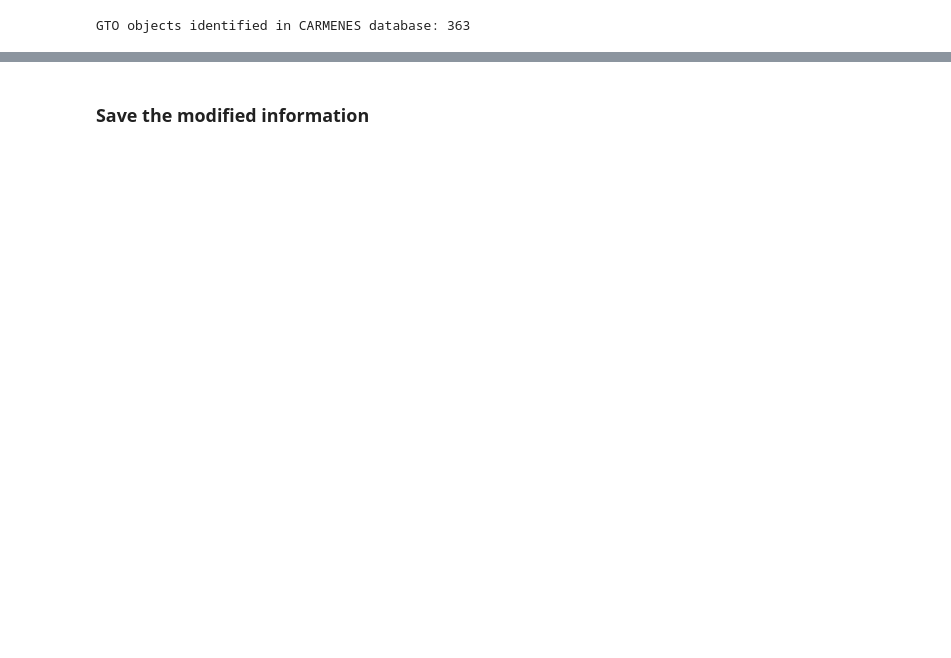
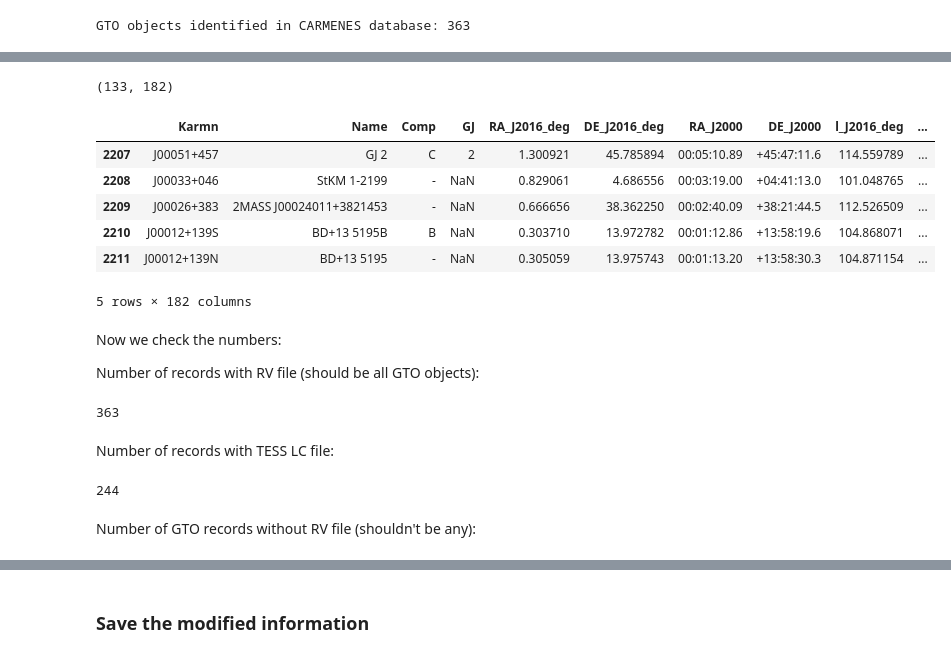
Before and after one commit to Data-Science-Ciro7/TFM_AA, a Jupyter notebook: 02_01_ETL/ETL_05_Join_CARMENES_and_GTO.ipynb, the cells around one changed output, grey strips where cells are left out. Drawn from its saved outputs; the diff is of its cells as text; code cells hidden in the pictures; blank space fills up the shorter version.

```diff
--- a/02_01_ETL/ETL_05_Join_CARMENES_and_GTO.ipynb
+++ b/02_01_ETL/ETL_05_Join_CARMENES_and_GTO.ipynb
@@ -31,0 +37,14 @@ def get_range(nominal, error):
+# %%
+def locate_lc(obj_name, folder):
+    try:
+        files_in_folder = "/".join([folder, obj_name])
+        #print(files_in_folder)
+        files_in_folder = listdir(files_in_folder)
+        #print(files_in_folder)
+        if len(files_in_folder) > 1:
+            filename = "<ambiguous>"
+        else:
+            filename = "/".join([folder, obj_name, files_in_folder[0]])
+    except:
+        filename = None
+    return filename
@@ -113,3 +140,7 @@ carmenes.loc[carmenes['Karmn'].isin(gto_names), 'is_GTO'] = True
 print("GTO objects identified in CARMENES database: %d" %carmenes[carmenes['is_GTO']].shape[0])
 # %% [output]
 GTO objects identified in CARMENES database: 363
+# %%
+carmenes['rv_file'] = None
+carmenes.loc[carmenes['is_GTO'] == True, 'rv_file'] = GTO_FOLDER + \
+    carmenes.loc[carmenes['is_GTO'] == True, 'Karmn'] + ".dat"
@@ -115,0 +151,3 @@ GTO objects identified in CARMENES database: 363
+# %%
+carmenes['lc_file'] = carmenes['Karmn'].map(lambda x: locate_lc(x, LATE_GTO_FOLDER_LC))
+carmenes.head()
@@ -115,0 +166,3 @@ GTO objects identified in CARMENES database: 363
+# %%
+carmenes['lc_file'] = carmenes['Karmn'].map(lambda x: locate_lc(x, GTO_FOLDER_LC))
+carmenes.head()
@@ -115,0 +177,30 @@ GTO objects identified in CARMENES database: 363
+# %%
+carmenes[(carmenes['is_GTO'] == True) & (carmenes['lc_file'].isna())].shape
+# %% [output]
+(133, 182)
+# %%
+carmenes.tail()
+# %% [output]
+|  | Karmn | Name | Comp | GJ | RA_J2016_deg | DE_J2016_deg | RA_J2000 | DE_J2000 | l_J2016_deg | ... |
+| 2207 | J00051+457 | GJ 2 | C | 2 | 1.300921 | 45.785894 | 00:05:10.89 | +45:47:11.6 | 114.559789 | ... |
+| 2208 | J00033+046 | StKM 1-2199 | - | NaN | 0.829061 | 4.686556 | 00:03:19.00 | +04:41:13.0 | 101.048765 | ... |
+| 2209 | J00026+383 | 2MASS J00024011+3821453 | - | NaN | 0.666656 | 38.362250 | 00:02:40.09 | +38:21:44.5 | 112.526509 | ... |
+| 2210 | J00012+139S | BD+13 5195B | B | NaN | 0.303710 | 13.972782 | 00:01:12.86 | +13:58:19.6 | 104.868071 | ... |
+| 2211 | J00012+139N | BD+13 5195 | - | NaN | 0.305059 | 13.975743 | 00:01:13.20 | +13:58:30.3 | 104.871154 | ... |
+5 rows × 182 columns
+# %% [markdown]
+Now we check the numbers:
+
+Number of records with RV file (should be all GTO objects):
+# %%
+carmenes[~carmenes['rv_file'].isna()].shape[0]
+# %% [output]
+363
+# %% [markdown]
+Number of records with TESS LC file:
+# %%
+carmenes[~carmenes['lc_file'].isna()].shape[0]
+# %% [output]
+244
+# %% [markdown]
+Number of GTO records without RV file (shouldn't be any):
```
Also changed, not shown: parts of 25 cells of this notebook, 12 other files.
